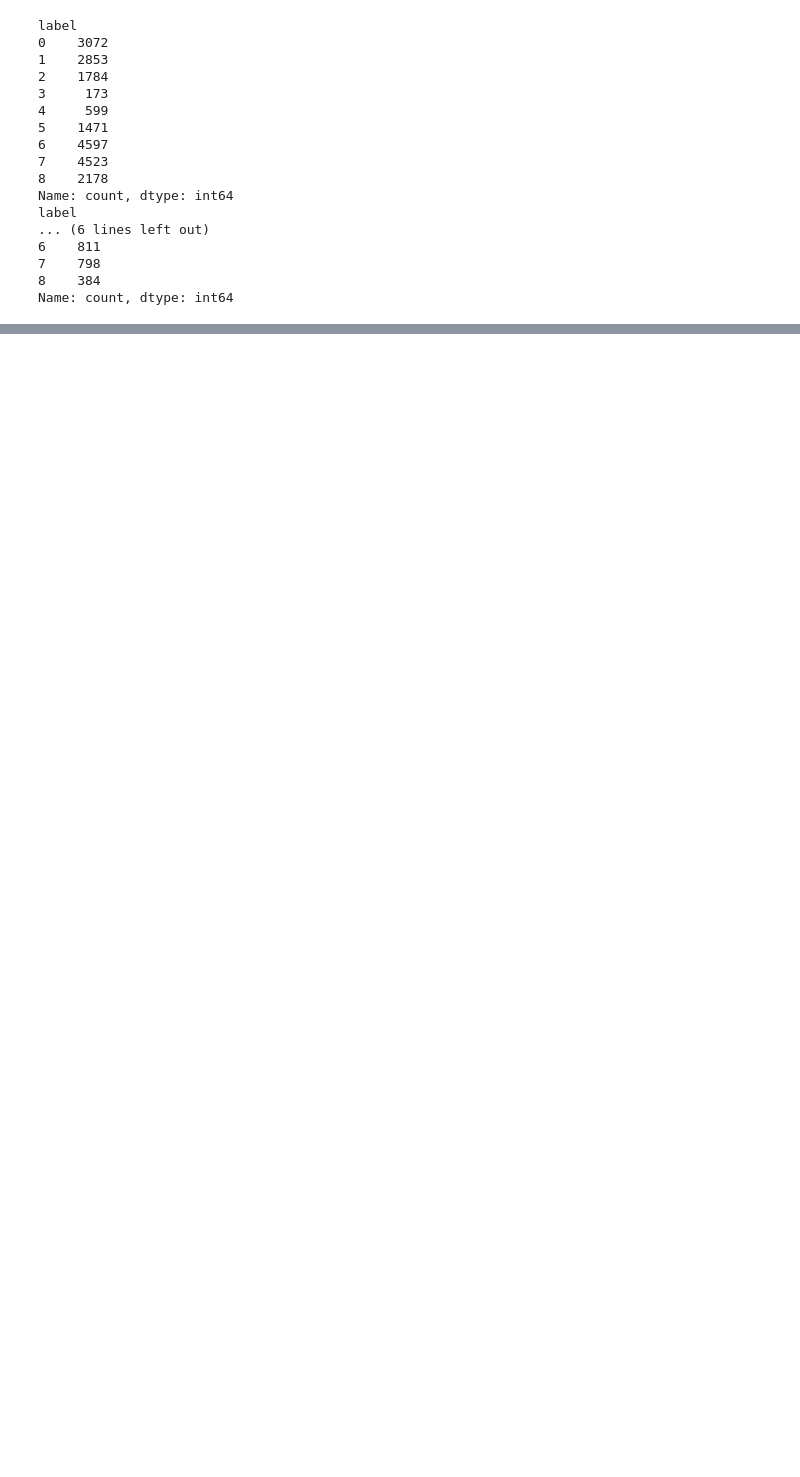
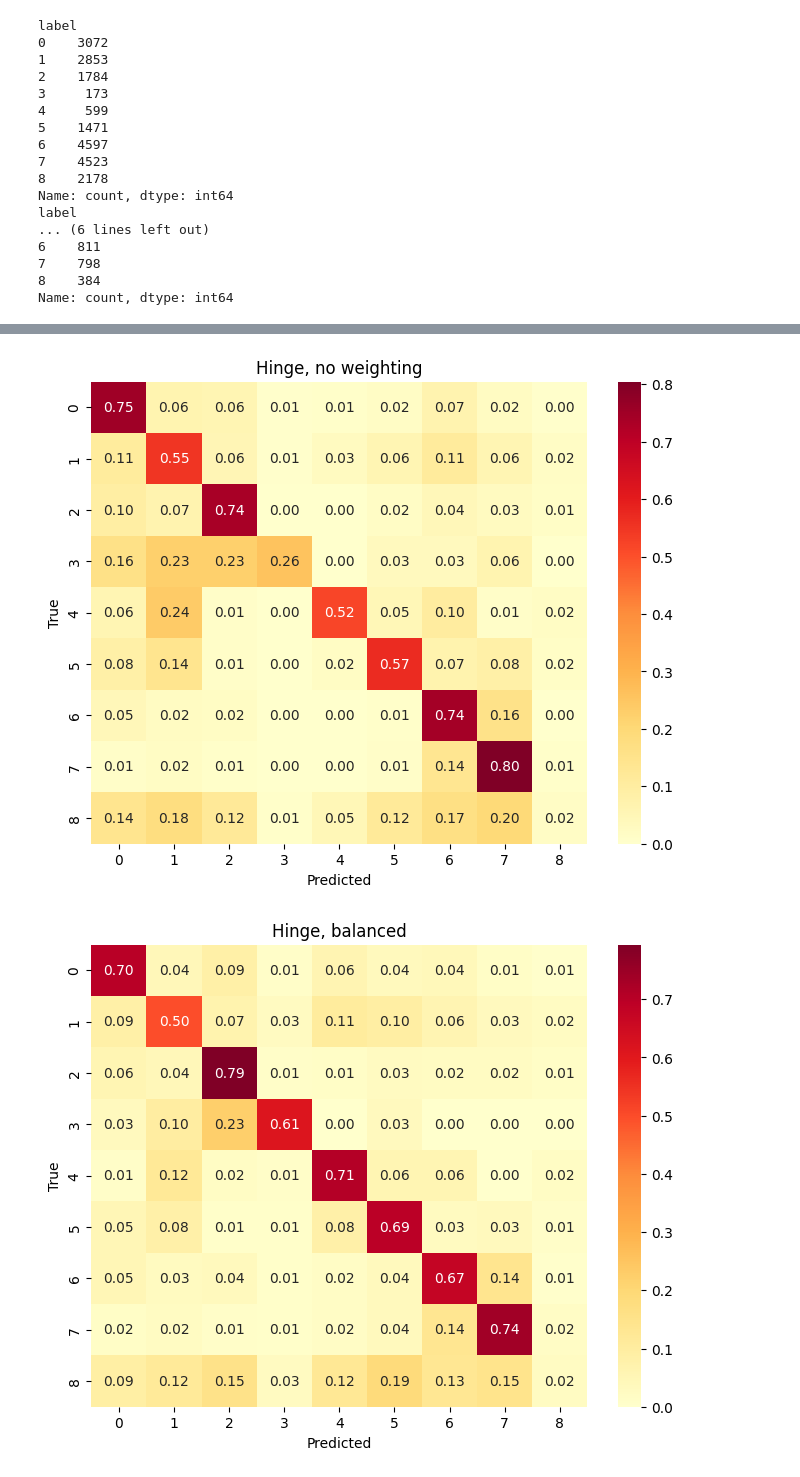
Before and after one commit to yash1022/PATENT-CLASSIFIER, a Jupyter notebook: preprocessing.ipynb, the cells around one changed output, grey strips where cells are left out. Drawn from its saved outputs; the diff is of its cells as text; code cells hidden in the pictures; blank space fills up the shorter version.

Commit message:
Add files via upload
Update patent classifier model and preprocessing

```diff
--- a/preprocessing.ipynb
+++ b/preprocessing.ipynb
@@ -136,0 +210,13 @@ NameError: name 'train_df' is not defined
+# %%
+from sklearn.linear_model import SGDClassifier
+from sklearn.metrics import classification_report, f1_score
+
+y_train = train_df['label']
+y_val = val_df['label']
+
+model_a = SGDClassifier(loss='hinge', penalty='l2', alpha=1e-4, max_iter=1000, random_state=42)
+model_a.fit(X_train, y_train)
+pred_a = model_a.predict(X_val)
+
+print(classification_report(y_val, pred_a))
+print("Macro F1:", f1_score(y_val, pred_a, average='macro'))
@@ -136,0 +241,8 @@ NameError: name 'train_df' is not defined
+# %%
+model_b = SGDClassifier(loss='hinge', penalty='l2', alpha=1e-4, max_iter=1000,
+                          class_weight='balanced', random_state=42)
+model_b.fit(X_train, y_train)
+pred_b = model_b.predict(X_val)
+
+print(classification_report(y_val, pred_b))
+print("Macro F1:", f1_score(y_val, pred_b, average='macro'))
@@ -136,0 +267,8 @@ NameError: name 'train_df' is not defined
+# %%
+model_c = SGDClassifier(loss='modified_huber', penalty='l2', alpha=5e-4, max_iter=1000,
+                          class_weight='balanced', random_state=42)
+model_c.fit(X_train, y_train)
+pred_c = model_c.predict(X_val)
+
+print(classification_report(y_val, pred_c))
+print("Macro F1:", f1_score(y_val, pred_c, average='macro'))
@@ -136,0 +293,19 @@ NameError: name 'train_df' is not defined
+# %%
+from sklearn.metrics import confusion_matrix
+import matplotlib.pyplot as plt
+import seaborn as sns
+
+def plot_cm(y_true, y_pred, title):
+    cm = confusion_matrix(y_true, y_pred, normalize='true')
+    plt.figure(figsize=(8,6))
+    sns.heatmap(cm, annot=True, fmt='.2f', cmap='YlOrRd')
+    plt.title(title)
+    plt.xlabel('Predicted'); plt.ylabel('True')
+    plt.show()
+
+plot_cm(y_val, pred_a, "Hinge, no weighting")
+plot_cm(y_val, pred_b, "Hinge, balanced")
+plot_cm(y_val, pred_c, "Modified Huber, balanced")
+# %% [output]
+[figure, added]
+[figure, added]
```
Also changed, not shown: parts of 14 cells of this notebook.
